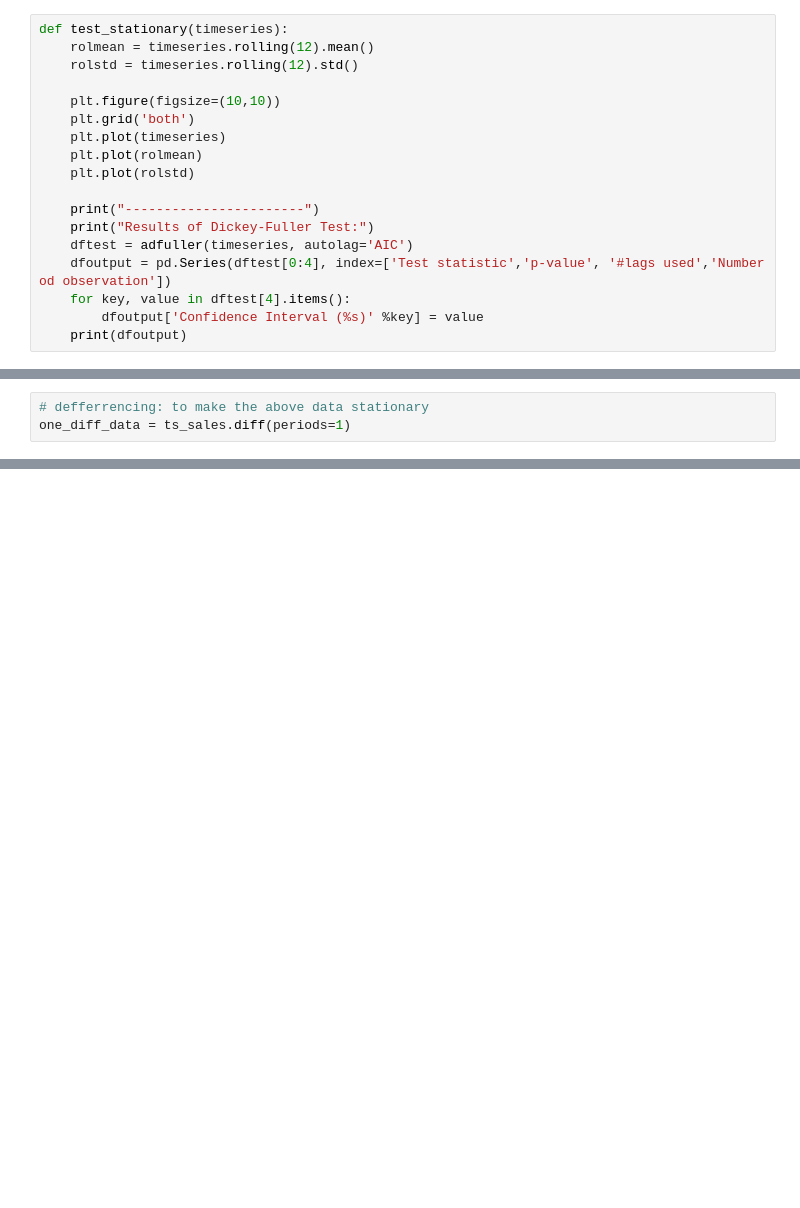
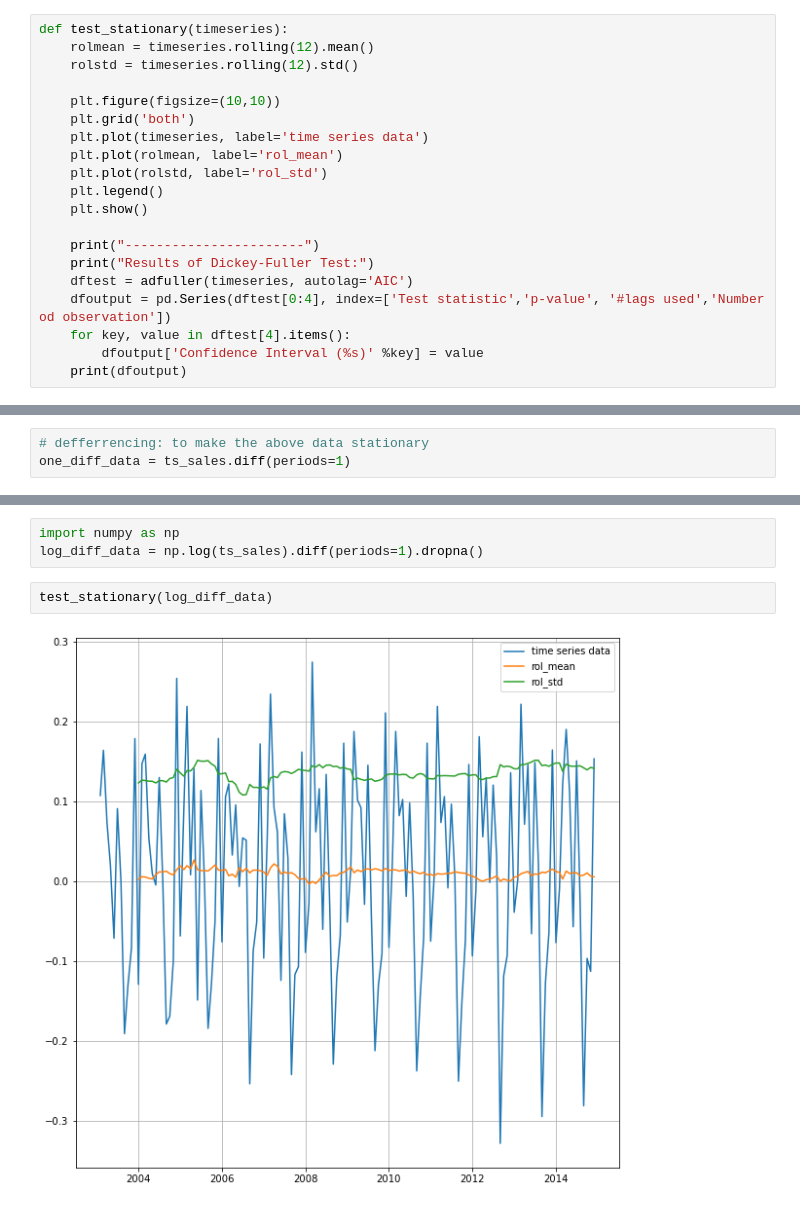
Before and after one commit to FazlullahBokhari/AI.workspace, a Jupyter notebook: Time Series.ipynb, the cells around one changed output, grey strips where cells are left out. Drawn from its saved outputs; the diff is of its cells as text; blank space fills up the shorter version.

```diff
--- a/Time Series.ipynb
+++ b/Time Series.ipynb
@@ -557,9 +557,11 @@ def test_stationary(timeseries):
 
     plt.figure(figsize=(10,10))
     plt.grid('both')
-    plt.plot(timeseries)
-    plt.plot(rolmean)
-    plt.plot(rolstd)
+    plt.plot(timeseries, label='time series data')
+    plt.plot(rolmean, label='rol_mean')
+    plt.plot(rolstd, label='rol_std')
+    plt.legend()
+    plt.show()
 
     print("-----------------------")
     print("Results of Dickey-Fuller Test:")
@@ -616,0 +619,7 @@ dtype: float64
+# %%
+import numpy as np
+log_diff_data = np.log(ts_sales).diff(periods=1).dropna()
+# %%
+test_stationary(log_diff_data)
+# %% [output]
+[figure, added]
```
Also changed, not shown: parts of 7 cells of this notebook.
